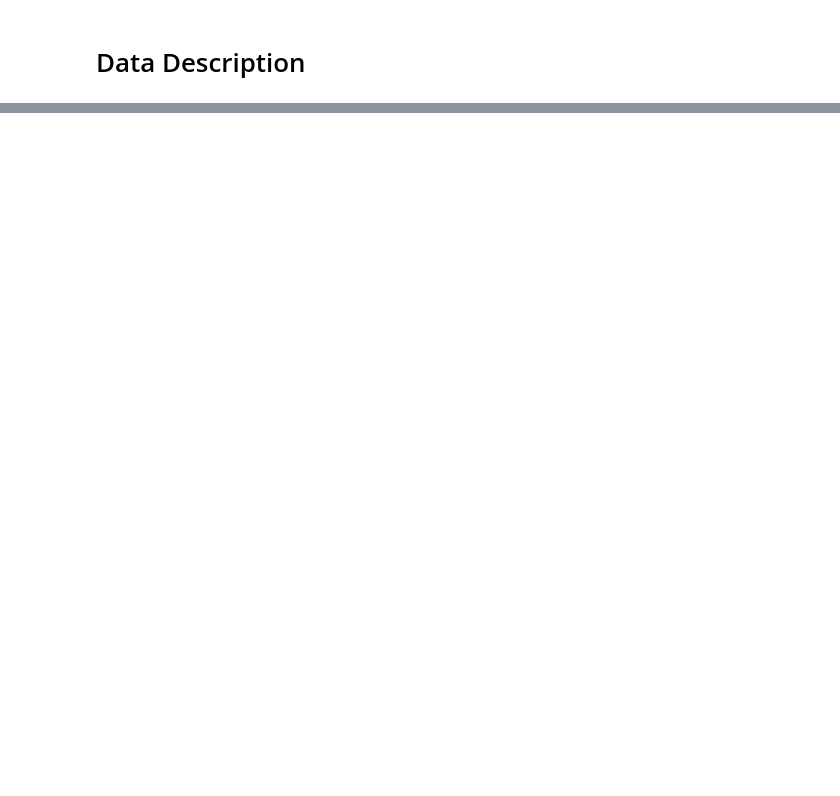
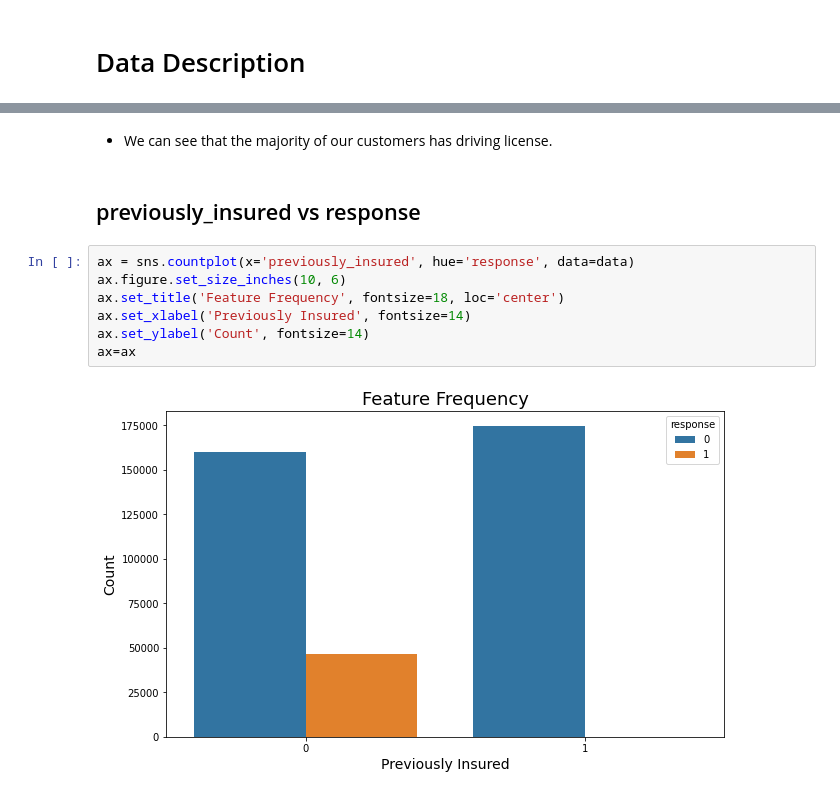
Before and after one commit to bruno154/health_insurence_cross_sell_project, a Jupyter notebook: pa004_health_insurance_cross_sell.ipynb, the cells around one changed output, grey strips where cells are left out. Drawn from its saved outputs; the diff is of its cells as text; blank space fills up the shorter version.

```diff
--- a/pa004_health_insurance_cross_sell.ipynb
+++ b/pa004_health_insurance_cross_sell.ipynb
@@ -154,0 +432,13 @@ Conexão com Postgresql fechada
+# %% [markdown]
+- We can see that the majority of our customers has driving license.
+# %% [markdown]
+## previously_insured vs response
+# %%
+ax = sns.countplot(x='previously_insured', hue='response', data=data)
+ax.figure.set_size_inches(10, 6)
+ax.set_title('Feature Frequency', fontsize=18, loc='center')
+ax.set_xlabel('Previously Insured', fontsize=14)
+ax.set_ylabel('Count', fontsize=14)
+ax=ax
+# %% [output]
+[figure, added]
```
Also changed, not shown: parts of 42 cells of this notebook, 2 other files.
